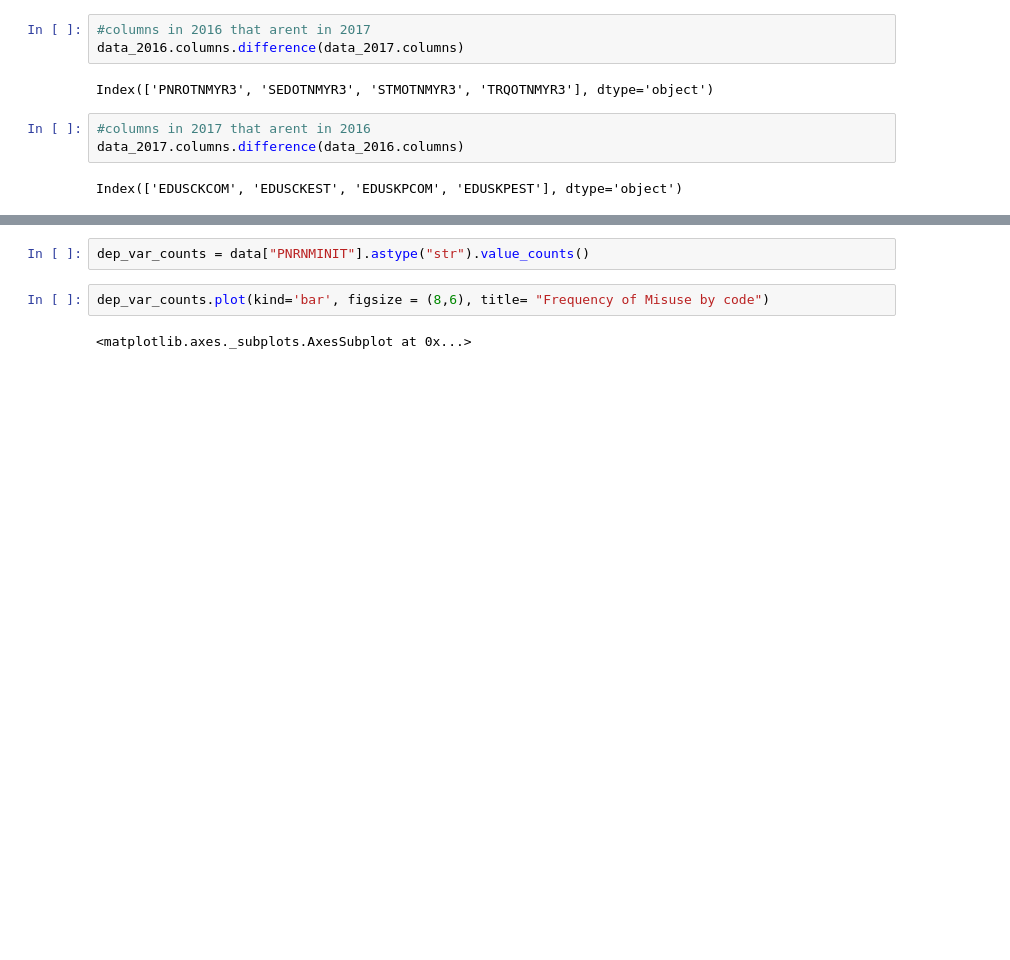
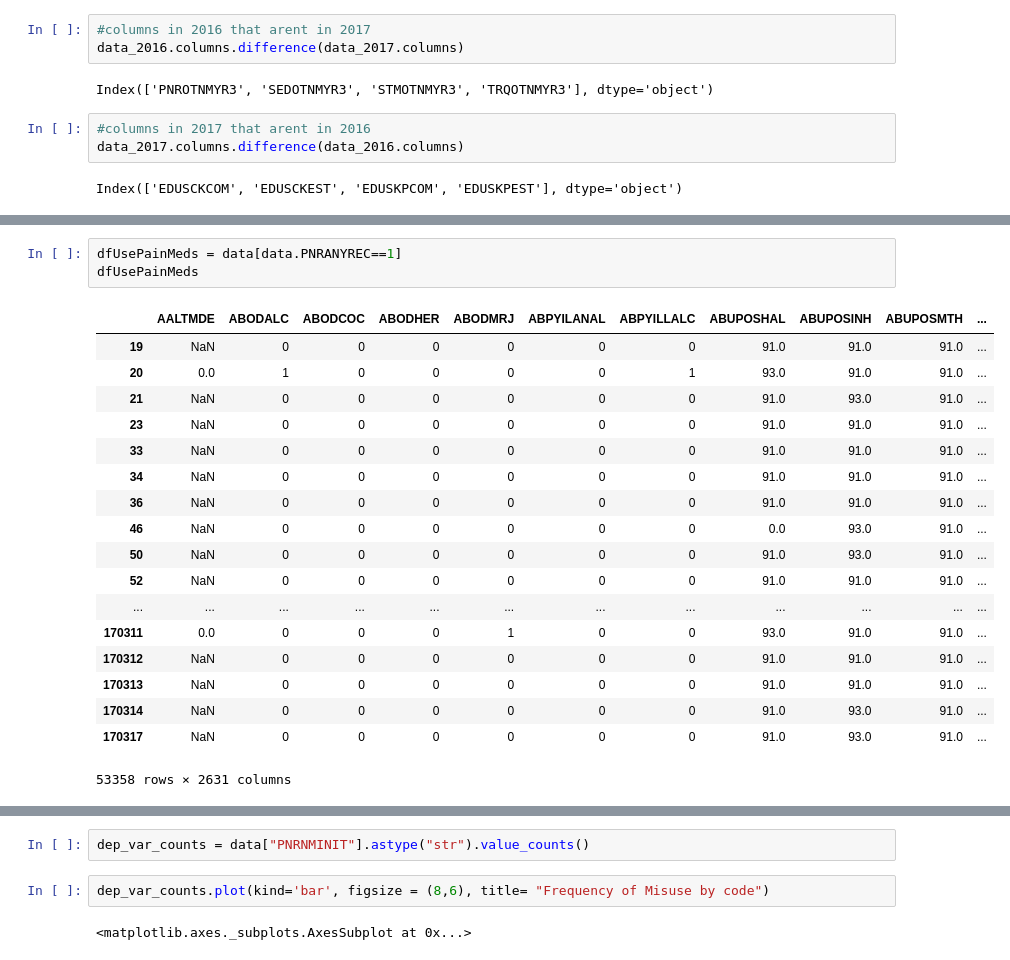
Before and after one commit to sharadv99/capstone-OpioidAddictionRisk, a Jupyter notebook: Initial_Data_Prep_and_Exploration.ipynb, the cells around one changed output, grey strips where cells are left out. Cells and saved outputs as stored; diff of their text form; blank space fills up the shorter version.

```diff
--- a/Initial_Data_Prep_and_Exploration.ipynb
+++ b/Initial_Data_Prep_and_Exploration.ipynb
@@ -91,0 +93,22 @@ Name: TRQNMLAS1, Length: 56897, dtype: int64
+# %%
+dfUsePainMeds = data[data.PNRANYREC==1]
+dfUsePainMeds
+# %% [output]
+|  | AALTMDE | ABODALC | ABODCOC | ABODHER | ABODMRJ | ABPYILANAL | ABPYILLALC | ABUPOSHAL | ABUPOSINH | ABUPOSMTH | ... |
+| 19 | NaN | 0 | 0 | 0 | 0 | 0 | 0 | 91.0 | 91.0 | 91.0 | ... |
+| 20 | 0.0 | 1 | 0 | 0 | 0 | 0 | 1 | 93.0 | 91.0 | 91.0 | ... |
+| 21 | NaN | 0 | 0 | 0 | 0 | 0 | 0 | 91.0 | 93.0 | 91.0 | ... |
+| 23 | NaN | 0 | 0 | 0 | 0 | 0 | 0 | 91.0 | 91.0 | 91.0 | ... |
+| 33 | NaN | 0 | 0 | 0 | 0 | 0 | 0 | 91.0 | 91.0 | 91.0 | ... |
+| 34 | NaN | 0 | 0 | 0 | 0 | 0 | 0 | 91.0 | 91.0 | 91.0 | ... |
+| 36 | NaN | 0 | 0 | 0 | 0 | 0 | 0 | 91.0 | 91.0 | 91.0 | ... |
+| 46 | NaN | 0 | 0 | 0 | 0 | 0 | 0 | 0.0 | 93.0 | 91.0 | ... |
+| 50 | NaN | 0 | 0 | 0 | 0 | 0 | 0 | 91.0 | 93.0 | 91.0 | ... |
+| 52 | NaN | 0 | 0 | 0 | 0 | 0 | 0 | 91.0 | 91.0 | 91.0 | ... |
+| ... | ... | ... | ... | ... | ... | ... | ... | ... | ... | ... | ... |
+| 170311 | 0.0 | 0 | 0 | 0 | 1 | 0 | 0 | 93.0 | 91.0 | 91.0 | ... |
+| 170312 | NaN | 0 | 0 | 0 | 0 | 0 | 0 | 91.0 | 91.0 | 91.0 | ... |
+| 170313 | NaN | 0 | 0 | 0 | 0 | 0 | 0 | 91.0 | 91.0 | 91.0 | ... |
+| 170314 | NaN | 0 | 0 | 0 | 0 | 0 | 0 | 91.0 | 93.0 | 91.0 | ... |
+| 170317 | NaN | 0 | 0 | 0 | 0 | 0 | 0 | 91.0 | 93.0 | 91.0 | ... |
+53358 rows × 2631 columns
```
Also changed, not shown: parts of 22 cells of this notebook.
